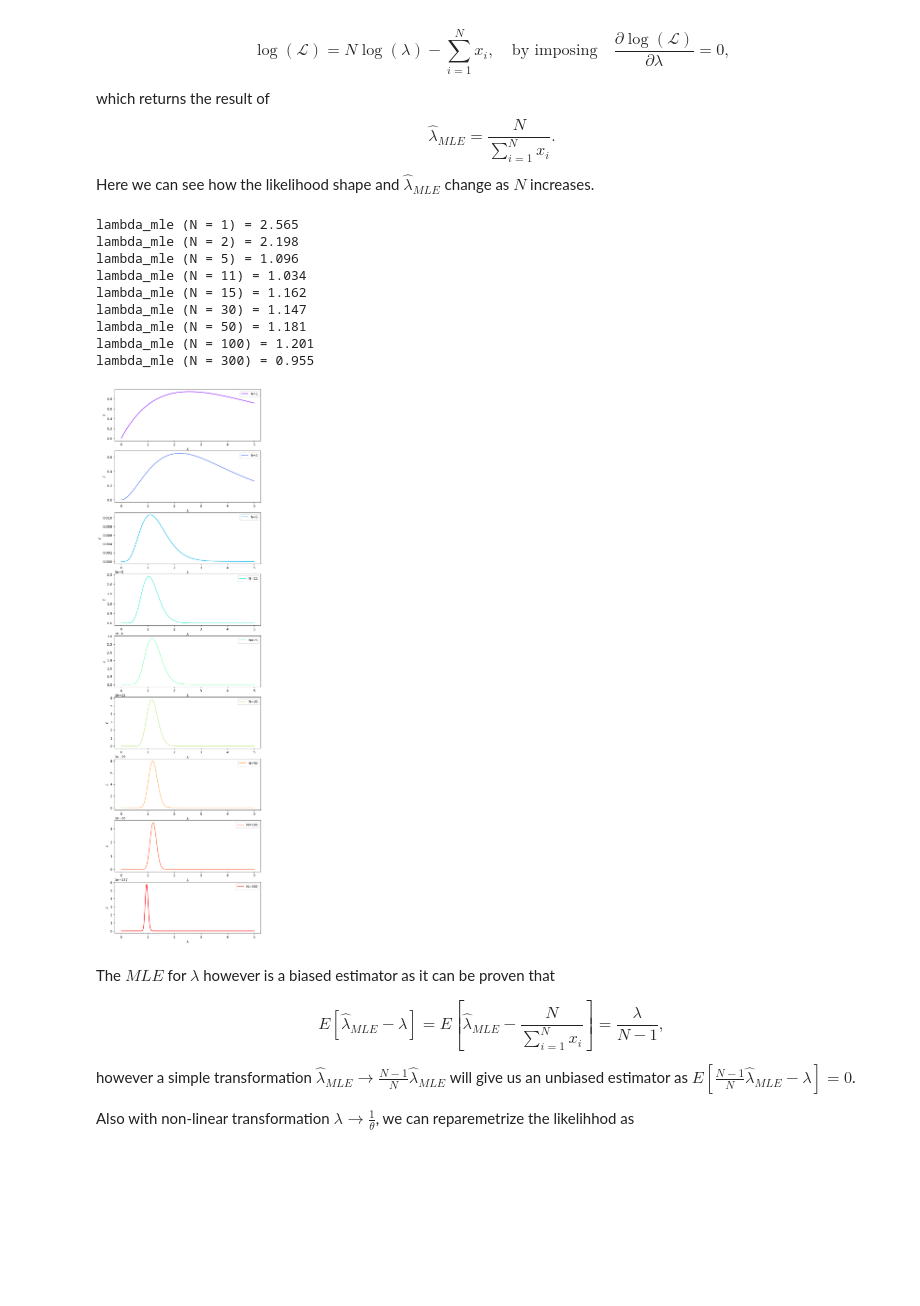
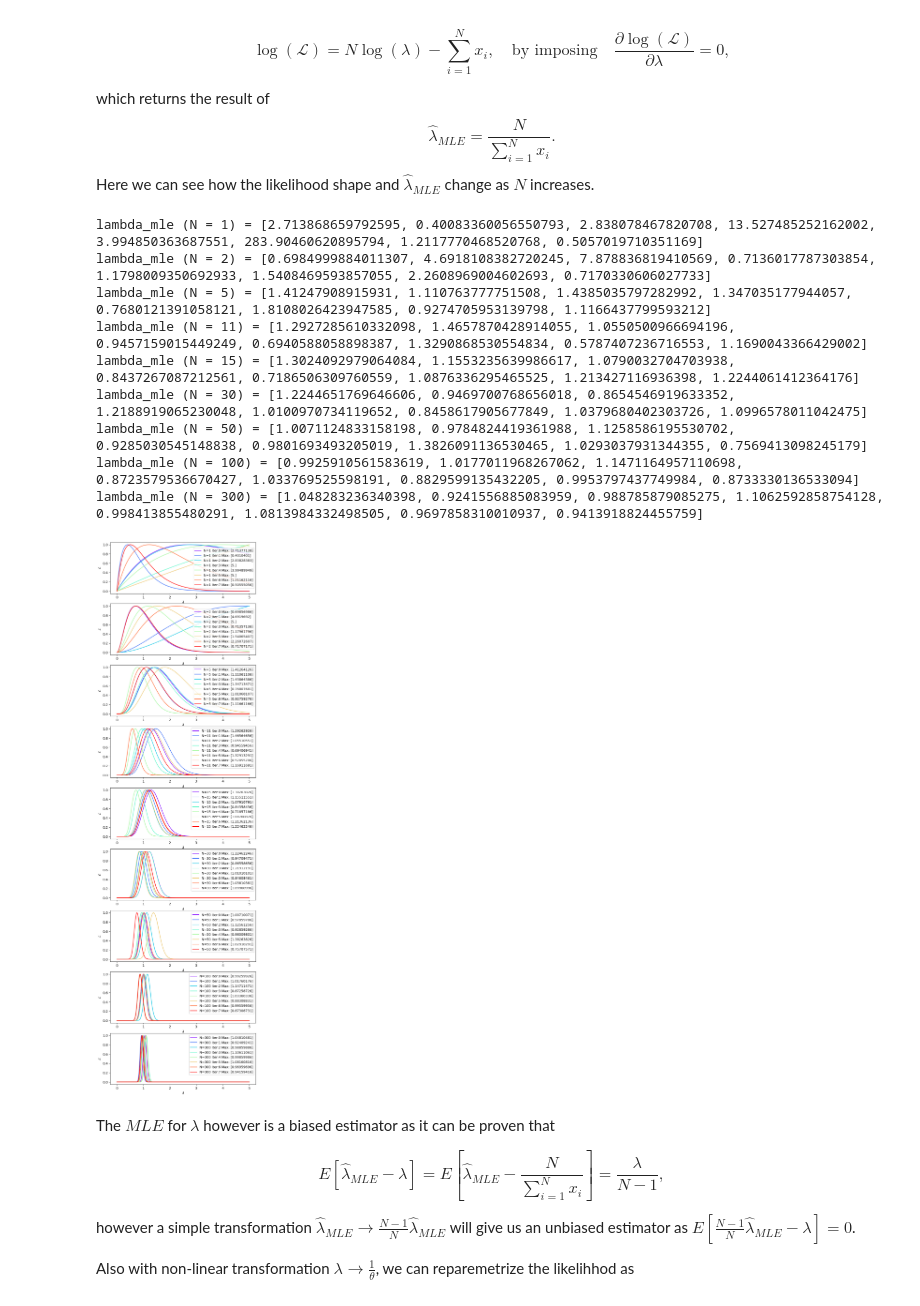
Before and after one commit to f-terzuoli/StatisticsSiena23, a Jupyter notebook: exponential.ipynb, the cells around one changed output. Drawn from its saved outputs; the diff is of its cells as text; code cells hidden in the pictures; blank space fills up the shorter version.

```diff
--- a/exponential.ipynb
+++ b/exponential.ipynb
@@ -73,30 +73,35 @@ Here we can see how the likelihood shape and $\hat{\lambda}_{MLE}$ change as $N$
 # %%
 l = np.linspace(0,5,10000)
 n_samples = [1,2,5,11,15,30,50,100,300,]
 plt.figure(figsize=(8, 30))
-color = plt.cm.rainbow(np.linspace(0, 1, len(n_samples)))
+color = plt.cm.rainbow(np.linspace(0, 1, 8))
 for n in n_samples:
-    y = 1
-    for i in range(n):
-        y *= l * np.exp(-l * df.values[i][0])
-    lambda_mle = n / df.iloc[0:n].sum()[0]
     plt.subplot(len(n_samples), 1, n_samples.index(n)+1)
     plt.xlabel("$\lambda$")
     plt.ylabel("$\mathcal{L}$")
-    plt.plot(l, y, label=f'N={n}', c=color[n_samples.index(n)])
+    lambda_mles = []
+    for s in range(8):
+        y = 1
+        for i in range(n):
+            y *= l * np.exp(-l * df.values[i+(s*n)][0])
+        lambda_mles.append(n / df.iloc[0+s*n:n+s*n].sum()[0])
+        ymax = max(y)
+        xpos = np.where(y == ymax)
+        xmax = l[xpos]
+        plt.plot(l, y/ymax, label=f'N={n} Iter:{s} Max: {xmax}', c=color[s])
     plt.legend()
-    print(f'lambda_mle (N = {n}) = {lambda_mle:.3f}')
+    print(f'lambda_mle (N = {n}) = {lambda_mles}')
 # %% [output]
-lambda_mle (N = 1) = 2.565
-lambda_mle (N = 2) = 2.198
-lambda_mle (N = 5) = 1.096
-lambda_mle (N = 11) = 1.034
-lambda_mle (N = 15) = 1.162
-lambda_mle (N = 30) = 1.147
-lambda_mle (N = 50) = 1.181
-lambda_mle (N = 100) = 1.201
-lambda_mle (N = 300) = 0.955
+lambda_mle (N = 1) = [2.713868659792595, 0.40083360056550793, 2.838078467820708, 13.527485252162002, 3.994850363687551, 283.90460620895794, 1.2117770468520768, 0.5057019710351169]
+lambda_mle (N = 2) = [0.6984999884011307, 4.6918108382720245, 7.878836819410569, 0.7136017787303854, 1.1798009350692933, 1.5408469593857055, 2.2608969004602693, 0.7170330606027733]
+lambda_mle (N = 5) = [1.41247908915931, 1.110763777751508, 1.4385035797282992, 1.347035177944057, 0.7680121391058121, 1.8108026423947585, 0.9274705953139798, 1.1166437799593212]
+lambda_mle (N = 11) = [1.2927285610332098, 1.4657870428914055, 1.0550500966694196, 0.9457159015449249, 0.6940588058898387, 1.3290868530554834, 0.5787407236716553, 1.1690043366429002]
+lambda_mle (N = 15) = [1.3024092979064084, 1.1553235639986617, 1.0790032704703938, 0.8437267087212561, 0.7186506309760559, 1.0876336295465525, 1.213427116936398, 1.2244061412364176]
+lambda_mle (N = 30) = [1.2244651769646606, 0.9469700768656018, 0.8654546919633352, 1.2188919065230048, 1.0100970734119652, 0.8458617905677849, 1.0379680402303726, 1.0996578011042475]
+lambda_mle (N = 50) = [1.0071124833158198, 0.9784824419361988, 1.1258586195530702, 0.9285030545148838, 0.9801693493205019, 1.3826091136530465, 1.0293037931344355, 0.7569413098245179]
+lambda_mle (N = 100) = [0.9925910561583619, 1.0177011968267062, 1.1471164957110698, 0.8723579536670427, 1.033769525598191, 0.8829599135432205, 0.9953797437749984, 0.8733330136533094]
+lambda_mle (N = 300) = [1.048283236340398, 0.9241556885083959, 0.988785879085275, 1.1062592858754128, 0.998413855480291, 1.0813984332498505, 0.9697858310010937, 0.9413918824455759]
-[figure, old version]
+[figure, new version]
 # %% [markdown]
 The $MLE$ for $\lambda$ however is a biased estimator as it can be proven that
 
```
Also changed, not shown: parts of 16 cells of this notebook.
